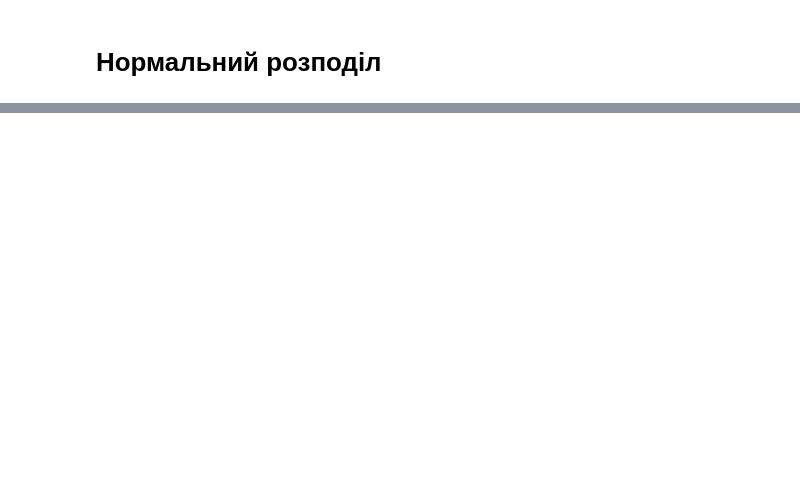
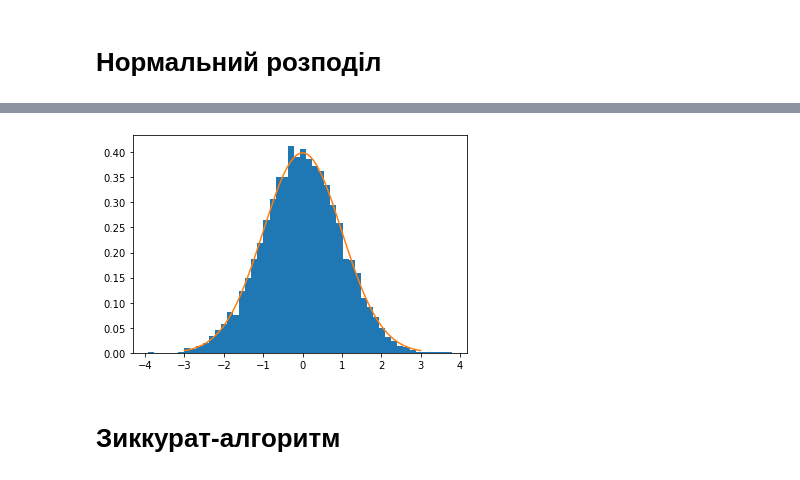
Before and after one commit to advanced-user/PTMS, a Jupyter notebook: Lab3/DistributiveLaws.ipynb, the cells around one changed output, grey strips where cells are left out. Cells and saved outputs as stored; diff of their text form; code cells hidden in the pictures; blank space fills up the shorter version.

```diff
--- a/Lab3/DistributiveLaws.ipynb
+++ b/Lab3/DistributiveLaws.ipynb
@@ -92,0 +102,16 @@ plt.show()
+# %%
+%%time
+def f(theta, E):
+    return np.cos(theta) * np.sqrt(2*E)
+
+def Box_Muller(n):
+    result = np.zeros(n)
+    for i in range(n):
+        theta = np.random.uniform(low=0, high=2*np.pi, size=1)
+        E = np.random.exponential(scale=1/1, size=1)
+        x = f(theta, E)
+        result[i] = x
+
+    return result
+
+x = Box_Muller(10**4)
@@ -92,0 +120,10 @@ plt.show()
+# %%
+plt.figure()
+plt.hist(x, bins=50, density=True)
+xx = np.linspace(-3, 3, 100)
+plt.plot(xx, stats.norm.pdf(xx))
+plt.show()
+# %% [output]
+[figure, added]
+# %% [markdown]
+# Зиккурат-алгоритм
```
Also changed, not shown: parts of 11 cells of this notebook, 3 other files.
